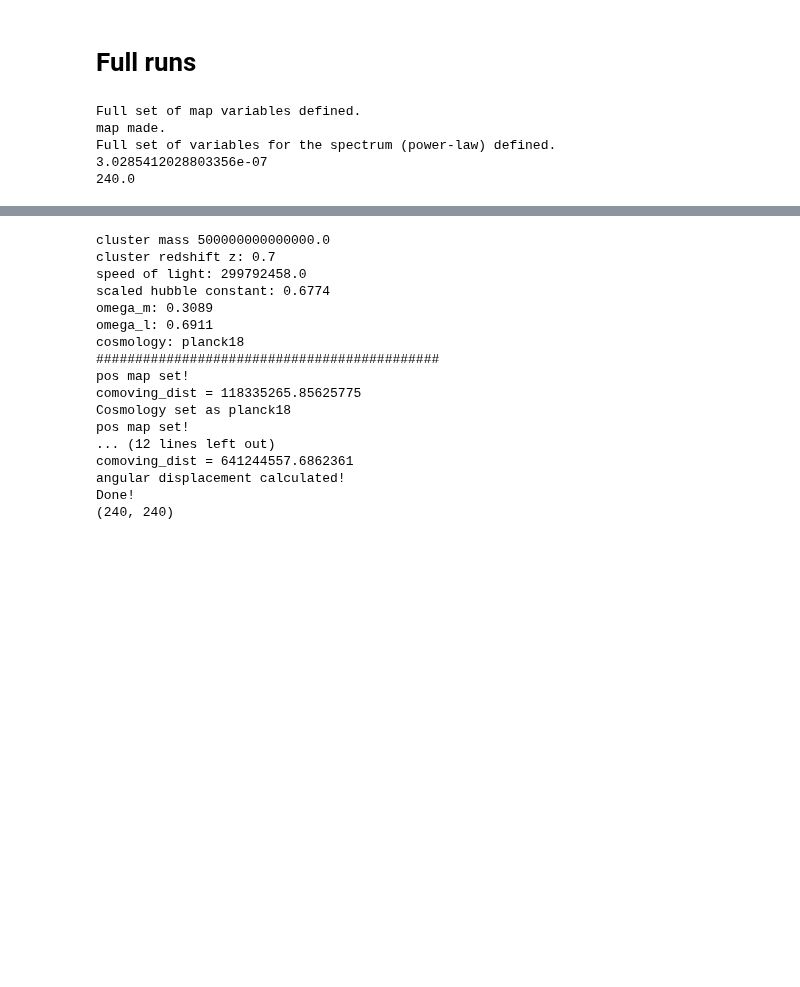
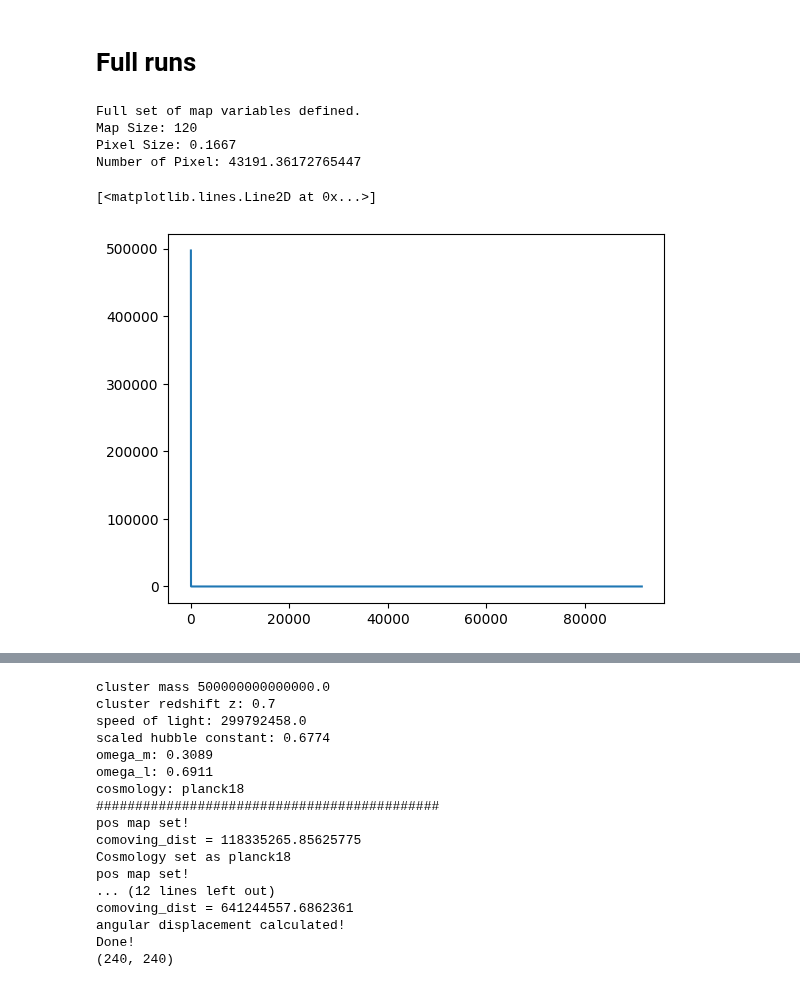
Before and after one commit to jzimm24/research-intern-AIfA, a Jupyter notebook: notebookes/cmb-maps.ipynb, the cells around one changed output, grey strips where cells are left out. Saved outputs shown, nothing was run; the diff lists cells and outputs as text; code cells hidden in the pictures; blank space fills up the shorter version.

Commit message:
pixel size changed to arcmin

```diff
--- a/notebookes/cmb-maps.ipynb
+++ b/notebookes/cmb-maps.ipynb
@@ -982,16 +982,27 @@ array([[0.88209546, 0.58144781, 0.96147407, ..., 0.89275294, 0.20781482,
 ## class
 # %% [markdown]
 # Full runs
-# %%
-background = map_maker(map_size=2, pixel_size=0.5, l_degrees=3000, const=3e-3, index=-1)
-background_map_fs, background_map, background_map_real = background.make_gaussian_random_field()
-#background.plot_gaussian_random_field()
-print(background.rms_estimation())
-pixel_number = background.pixel_number
-print(background.pixel_number)
-# %% [output]
-Full set of map variables defined.
-map made.
-Full set of variables for the spectrum (power-law) defined.
-3.0285412028803356e-07
-240.0
+# %%
+background = map_maker(map_size=120, pixel_size=0.1667, l_degrees=6000, const=3e-3, index=-1)
+
+ellTT = np.arange(2, 6000)
+ell = np.arange(2, 6000)
+Dl = (6000 * (ellTT / 200.)**(-1) * \
+           (1 + 0.5 * np.sin(ellTT / 200. - 2) * np.exp(-(ellTT - 200)**2 / 50000)))
+Dl[0] = 0
+Dl[1] = 0
+background.spectrum = Dl * 2 * np.pi / (ell * (ell + 1.))
+
+background_map_fs, background_map, background_map_real = background.make_gaussian_random_field()
+background.plot_gaussian_random_field()
+print("RMS = " + str(background.rms_estimation()))
+# %% [output]
+Full set of map variables defined.
+Map Size: 120
+Pixel Size: 0.1667
+Number of Pixel: 43191.36172765447
+# %%
+plt.plot(background.spectrum_map_complete)
+# %% [output]
+[<matplotlib.lines.Line2D at 0x...>]
+[figure, added]
```
Also changed, not shown: parts of 1 cell of this notebook, 1 other file.
